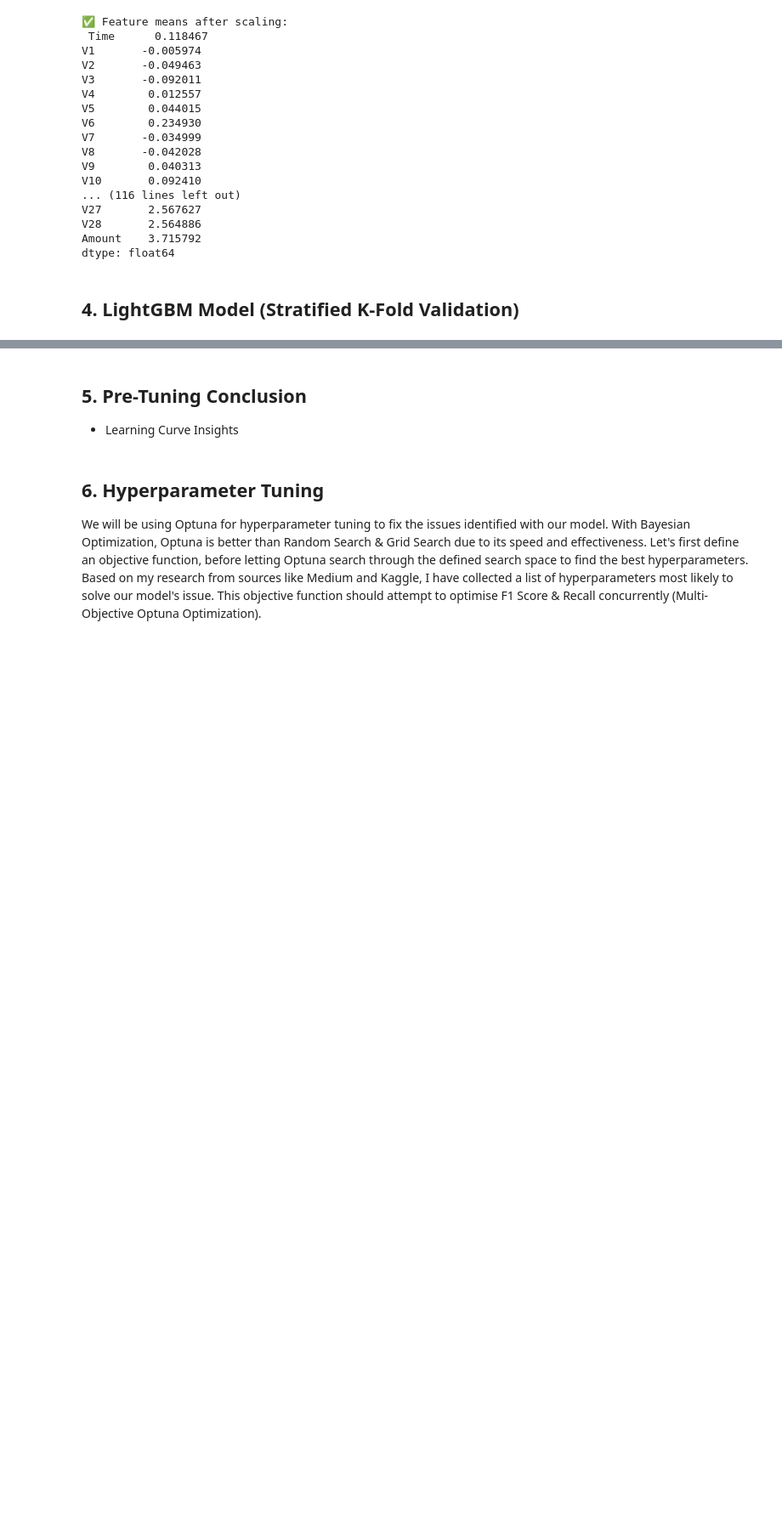
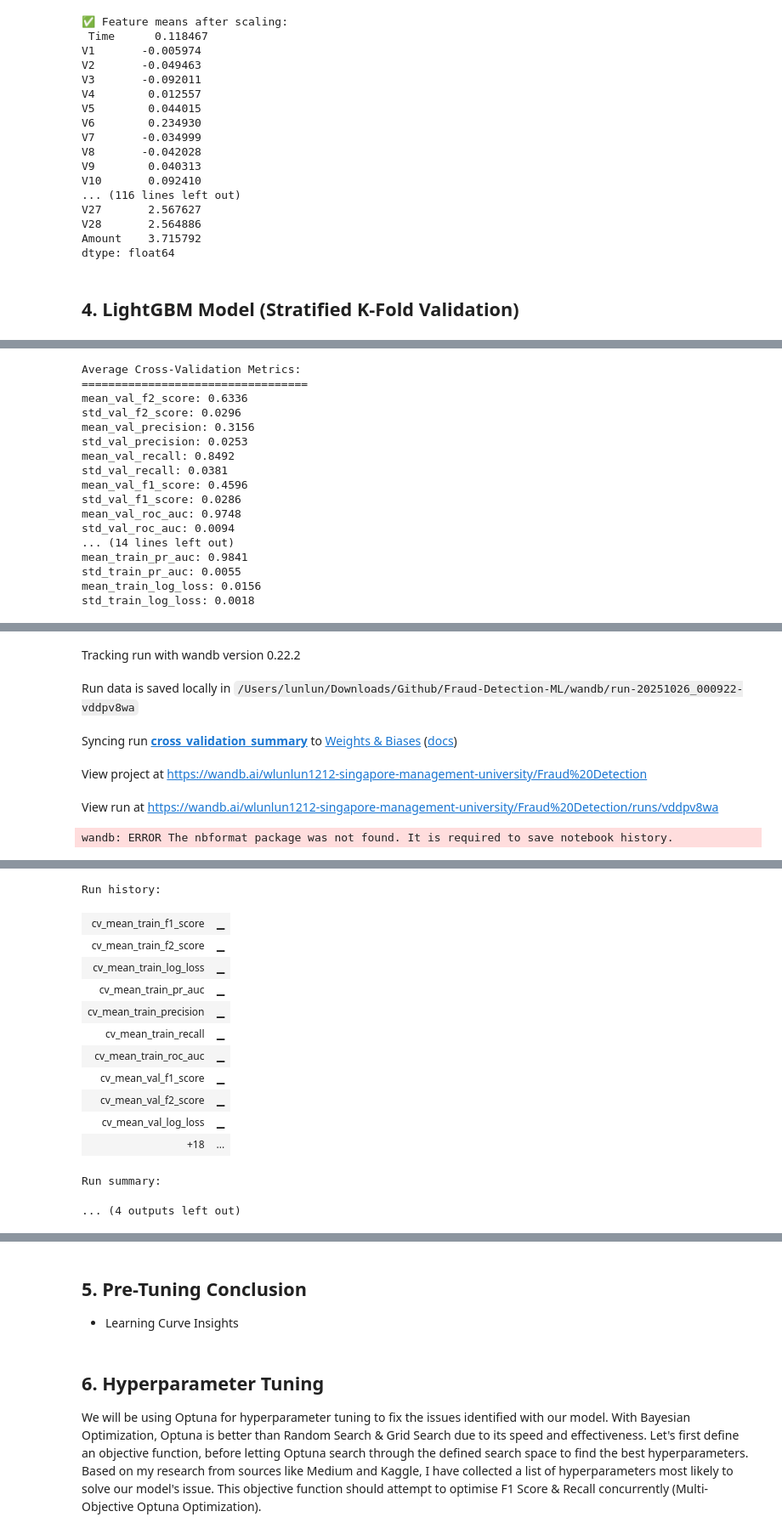
Before and after one commit to luuuneytunes12/Fraud-Detection-ML, a Jupyter notebook: notebooks/03-cwl-lightgbm.ipynb, the cells around one changed output, grey strips where cells are left out. Shown at 85% size. Saved outputs shown, nothing was run; the diff lists cells and outputs as text; code cells hidden in the pictures; blank space fills up the shorter version.

```diff
--- a/notebooks/03-cwl-lightgbm.ipynb
+++ b/notebooks/03-cwl-lightgbm.ipynb
@@ -193,0 +493,28 @@ with mlflow.start_run(run_name="LightGBM_Baseline"):
+# %%
+# Print average metrics
+avg_metrics = cv_trainer.get_average_metrics()
+print("Average Cross-Validation Metrics:")
+print("==================================")
+for metric, value in avg_metrics.items():
+    print(f"{metric}: {value:.4f}")
+
+# Create the summary run with additional hyperparameters
+cv_trainer.create_summary_run(additional_config=lightgbm_params)
+# %% [output]
+Average Cross-Validation Metrics:
+==================================
+mean_val_f2_score: 0.6336
+std_val_f2_score: 0.0296
+mean_val_precision: 0.3156
+std_val_precision: 0.0253
+mean_val_recall: 0.8492
+std_val_recall: 0.0381
+mean_val_f1_score: 0.4596
+std_val_f1_score: 0.0286
+mean_val_roc_auc: 0.9748
+std_val_roc_auc: 0.0094
+... (14 lines left out)
+mean_train_pr_auc: 0.9841
+std_train_pr_auc: 0.0055
+mean_train_log_loss: 0.0156
+std_train_log_loss: 0.0018
@@ -193,0 +522,6 @@ with mlflow.start_run(run_name="LightGBM_Baseline"):
+Tracking run with wandb version 0.22.2
+Run data is saved locally in /Users/lunlun/Downloads/Github/Fraud-Detection-ML/wandb/run-20251026_000922-vddpv8wa
+Syncing run cross_validation_summary to Weights & Biases (docs)
+View project at https://wandb.ai/wlunlun1212-singapore-management-university/Fraud%20Detection
+View run at https://wandb.ai/wlunlun1212-singapore-management-university/Fraud%20Detection/runs/vddpv8wa
+wandb: ERROR The nbformat package was not found. It is required to save notebook history.
@@ -193,0 +529,14 @@ with mlflow.start_run(run_name="LightGBM_Baseline"):
+Run history:
+| cv_mean_train_f1_score | ▁ |
+| cv_mean_train_f2_score | ▁ |
+| cv_mean_train_log_loss | ▁ |
+| cv_mean_train_pr_auc | ▁ |
+| cv_mean_train_precision | ▁ |
+| cv_mean_train_recall | ▁ |
+| cv_mean_train_roc_auc | ▁ |
+| cv_mean_val_f1_score | ▁ |
+| cv_mean_val_f2_score | ▁ |
+| cv_mean_val_log_loss | ▁ |
+| +18 | ... |
+Run summary:
+... (4 outputs left out)
```
Also changed, not shown: parts of 16 cells of this notebook, 14 other files.
